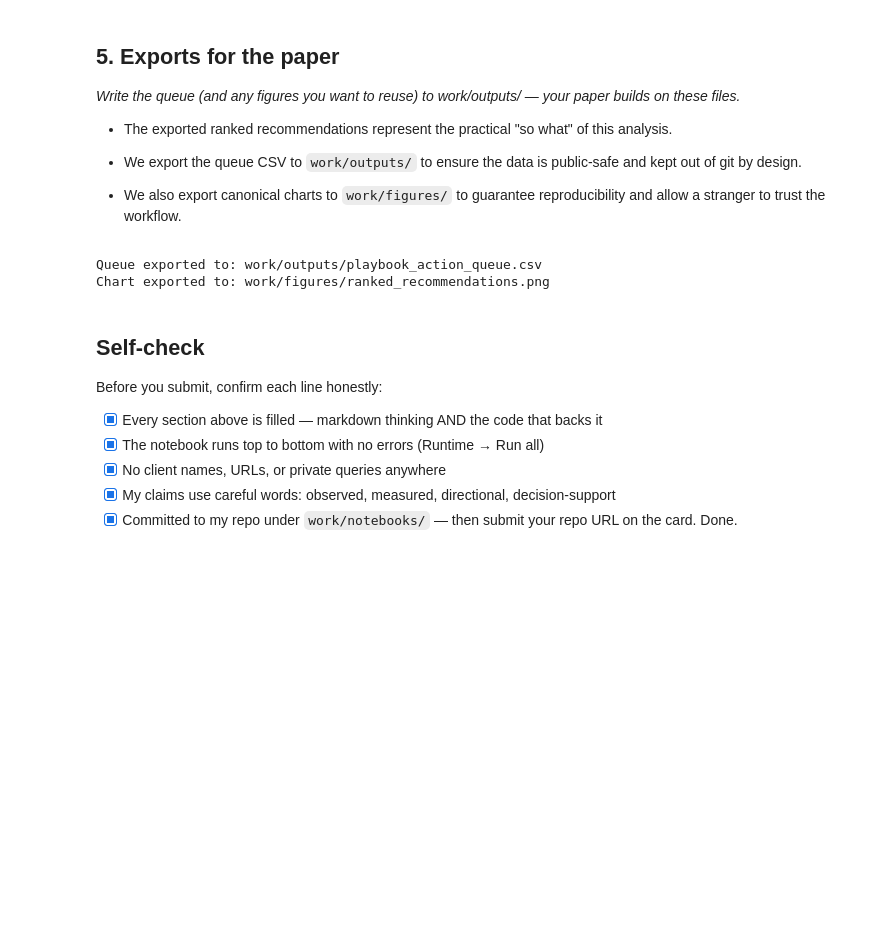
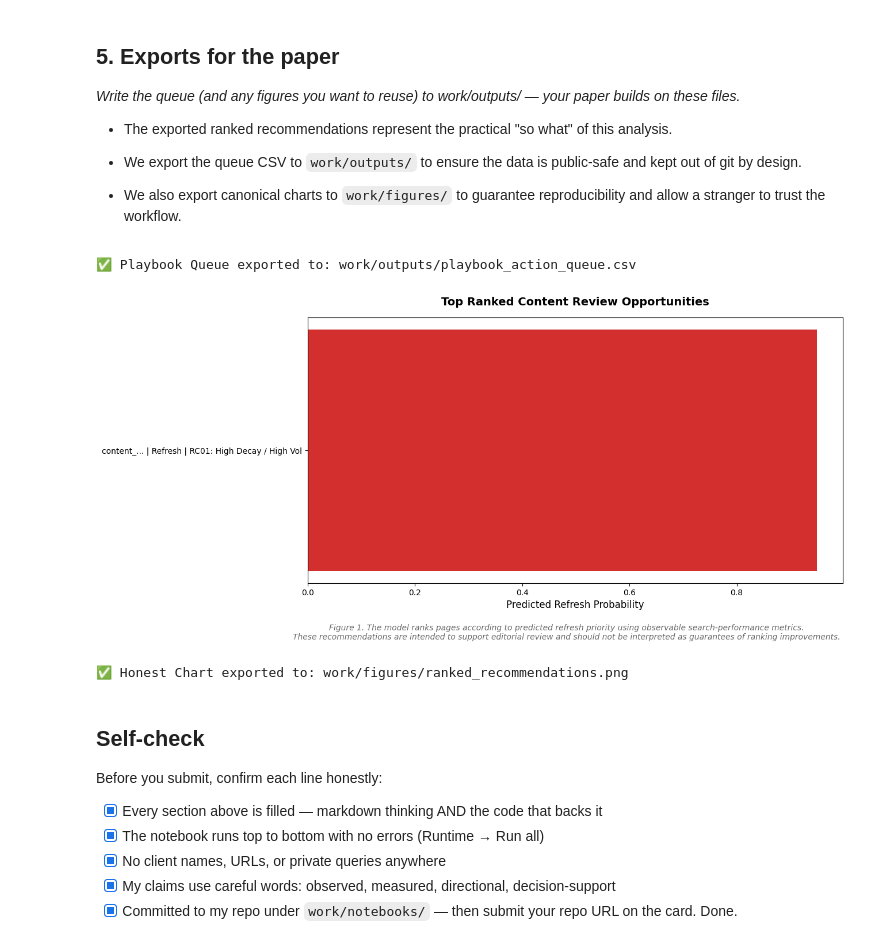
Before and after one commit to Ujjwalupreti/flyrank-internship-capstone, a Jupyter notebook: work/notebooks/w07_action_playbook.ipynb, the cells around one changed output. Cells and saved outputs as stored; diff of their text form; code cells hidden in the pictures; blank space fills up the shorter version.

```diff
--- a/work/notebooks/w07_action_playbook.ipynb
+++ b/work/notebooks/w07_action_playbook.ipynb
@@ -155,30 +181,53 @@ WARNING: Retrain Triggered. Base rate drifted by 0.25 (Threshold: 0.1)
 # %%
 import os
 import matplotlib.pyplot as plt
 
 # Ensure directories exist
 os.makedirs('work/outputs', exist_ok=True)
 os.makedirs('work/figures', exist_ok=True)
 
-# Export the Ranked Queue (stays out of git)
+# Export the Ranked Queue
 export_path = 'work/outputs/playbook_action_queue.csv'
 human_review_queue.to_csv(export_path, index=False)
-print(f"Queue exported to: {export_path}")
+print(f"✅ Playbook Queue exported to: {export_path}")
 
-# Generate and export a figure for the research paper
-plt.figure(figsize=(8, 4))
-plt.barh(human_review_queue['page_path'], human_review_queue['model_score'], color='teal')
-plt.xlabel('Model Confidence Score')
-plt.title('Top Pages Flagged for Content Refresh')
-plt.gca().invert_yaxis() # Highest score at top
+# Build the Chart for the top 10 to keep it visually clean
+chart_df = human_review_queue.head(10).copy()
 
+fig, ax = plt.subplots(figsize=(12, 6))
+
+# Map colors based on confidence
+color_map = {'High': '#d32f2f', 'Medium': '#f57c00', 'Low': '#1976d2'}
+colors = chart_df['confidence'].map(color_map).fillna('#1976d2')
+
+# Create rich y-axis labels showing ID, Action, and Reason
+y_labels = chart_df.apply(lambda r: f"{str(r['content_hash_id'])[:8]}... | {r['action']} | {r['reason_code']}", axis=1)
+
+# Plotting
+ax.barh(y_labels, chart_df['predicted_probability'], color=colors)
+ax.invert_yaxis()  # Highest probability at the top
+
+# Update Titles and Labels to be honest
+ax.set_title('Top Ranked Content Review Opportunities', fontsize=14, pad=15, fontweight='bold')
+ax.set_xlabel('Predicted Refresh Probability', fontsize=12)
+
+# Add caption
+caption = (
+    "Figure 1. The model ranks pages according to predicted refresh priority using observable search-performance metrics.\n"
+    "These recommendations are intended to support editorial review and should not be interpreted as guarantees of ranking improvements."
+)
+plt.figtext(0.5, -0.05, caption, wrap=True, horizontalalignment='center', fontsize=10, style='italic', color='dimgray')
+
+# Save and show
 fig_path = 'work/figures/ranked_recommendations.png'
 plt.savefig(fig_path, bbox_inches='tight')
-plt.close()
-print(f"Chart exported to: {fig_path}")
+plt.show()
+
+print(f"✅ Honest Chart exported to: {fig_path}")
 # %% [output]
-Queue exported to: work/outputs/playbook_action_queue.csv
-Chart exported to: work/figures/ranked_recommendations.png
+✅ Playbook Queue exported to: work/outputs/playbook_action_queue.csv
+[figure, added]
+✅ Honest Chart exported to: work/figures/ranked_recommendations.png
 # %% [markdown]
 ## Self-check
 
```
Also changed, not shown: parts of 4 cells of this notebook.
